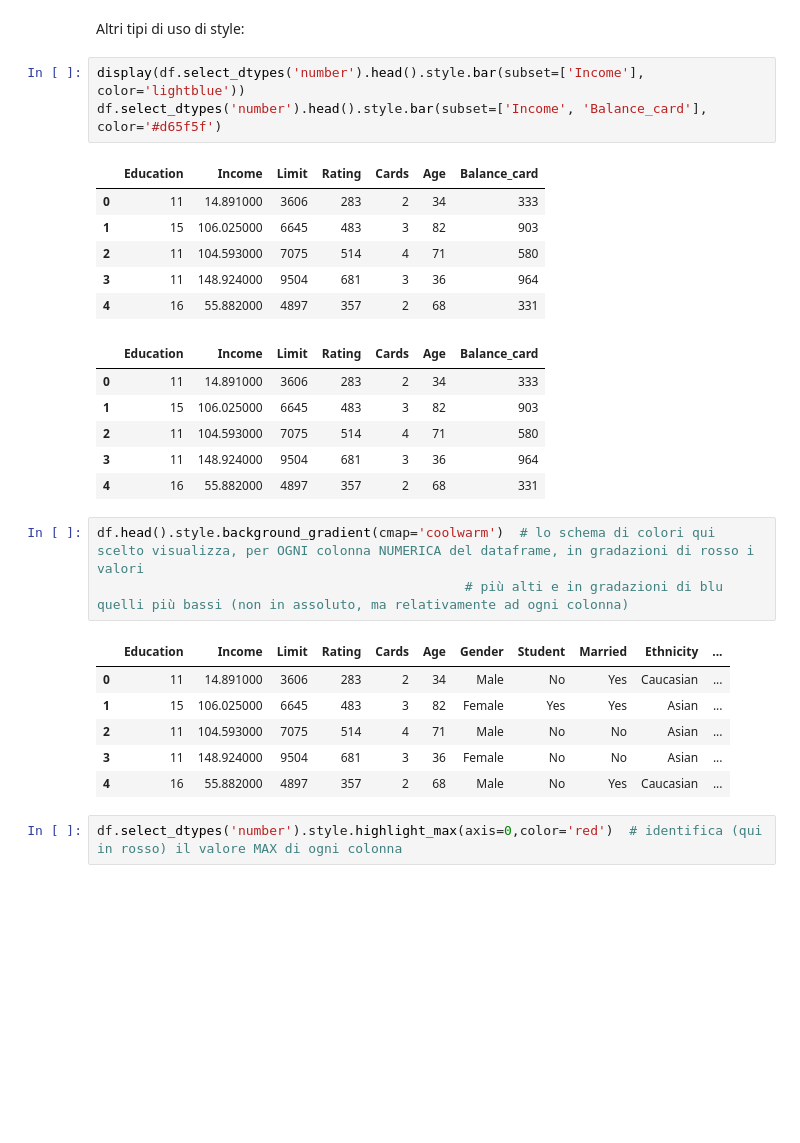
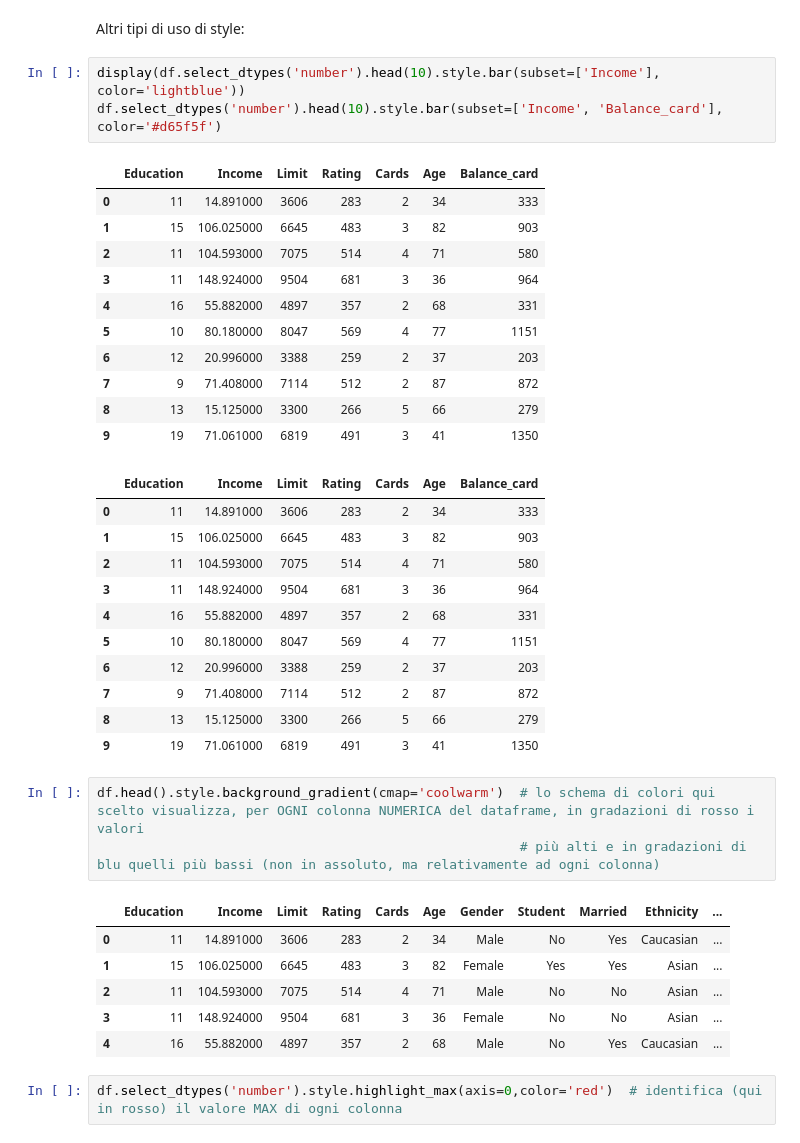
Before and after one commit to antonio-corsi/Repo-del-corso-Python-for-Data-Scientist, a Jupyter notebook: Dataframe.ipynb, the cells around one changed output. Saved outputs shown, nothing was run; the diff lists cells and outputs as text; blank space fills up the shorter version.

```diff
--- a/Dataframe.ipynb
+++ b/Dataframe.ipynb
@@ -478,24 +670,34 @@ AttributeError: 'Series' object has no attribute 'style'
 # %% [markdown]
 Altri tipi di uso di style:
 # %%
-display(df.select_dtypes('number').head().style.bar(subset=['Income'], color='lightblue'))
-df.select_dtypes('number').head().style.bar(subset=['Income', 'Balance_card'], color='#d65f5f')
+display(df.select_dtypes('number').head(10).style.bar(subset=['Income'], color='lightblue'))
+df.select_dtypes('number').head(10).style.bar(subset=['Income', 'Balance_card'], color='#d65f5f')
 # %% [output]
 |  | Education | Income | Limit | Rating | Cards | Age | Balance_card |
 | 0 | 11 | 14.891000 | 3606 | 283 | 2 | 34 | 333 |
 | 1 | 15 | 106.025000 | 6645 | 483 | 3 | 82 | 903 |
 | 2 | 11 | 104.593000 | 7075 | 514 | 4 | 71 | 580 |
 | 3 | 11 | 148.924000 | 9504 | 681 | 3 | 36 | 964 |
 | 4 | 16 | 55.882000 | 4897 | 357 | 2 | 68 | 331 |
+| 5 | 10 | 80.180000 | 8047 | 569 | 4 | 77 | 1151 |
+| 6 | 12 | 20.996000 | 3388 | 259 | 2 | 37 | 203 |
+| 7 | 9 | 71.408000 | 7114 | 512 | 2 | 87 | 872 |
+| 8 | 13 | 15.125000 | 3300 | 266 | 5 | 66 | 279 |
+| 9 | 19 | 71.061000 | 6819 | 491 | 3 | 41 | 1350 |
 |  | Education | Income | Limit | Rating | Cards | Age | Balance_card |
 | 0 | 11 | 14.891000 | 3606 | 283 | 2 | 34 | 333 |
 | 1 | 15 | 106.025000 | 6645 | 483 | 3 | 82 | 903 |
 | 2 | 11 | 104.593000 | 7075 | 514 | 4 | 71 | 580 |
 | 3 | 11 | 148.924000 | 9504 | 681 | 3 | 36 | 964 |
 | 4 | 16 | 55.882000 | 4897 | 357 | 2 | 68 | 331 |
+| 5 | 10 | 80.180000 | 8047 | 569 | 4 | 77 | 1151 |
+| 6 | 12 | 20.996000 | 3388 | 259 | 2 | 37 | 203 |
+| 7 | 9 | 71.408000 | 7114 | 512 | 2 | 87 | 872 |
+| 8 | 13 | 15.125000 | 3300 | 266 | 5 | 66 | 279 |
+| 9 | 19 | 71.061000 | 6819 | 491 | 3 | 41 | 1350 |
 # %%
 df.head().style.background_gradient(cmap='coolwarm')  # lo schema di colori qui scelto visualizza, per OGNI colonna NUMERICA del dataframe, in gradazioni di rosso i valori
-                                               # più alti e in gradazioni di blu quelli più bassi (non in assoluto, ma relativamente ad ogni colonna)
+                                                      # più alti e in gradazioni di blu quelli più bassi (non in assoluto, ma relativamente ad ogni colonna)
 # %% [output]
 |  | Education | Income | Limit | Rating | Cards | Age | Gender | Student | Married | Ethnicity | ... |
 | 0 | 11 | 14.891000 | 3606 | 283 | 2 | 34 | Male | No | Yes | Caucasian | ... |
```
Also changed, not shown: parts of 64 cells of this notebook, 2 other files.
